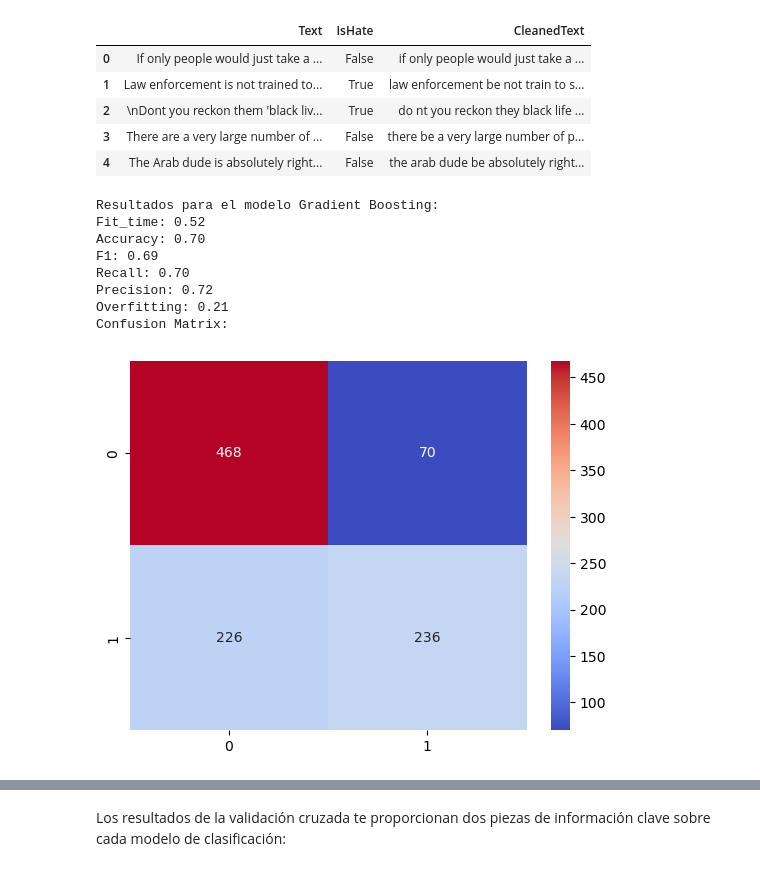
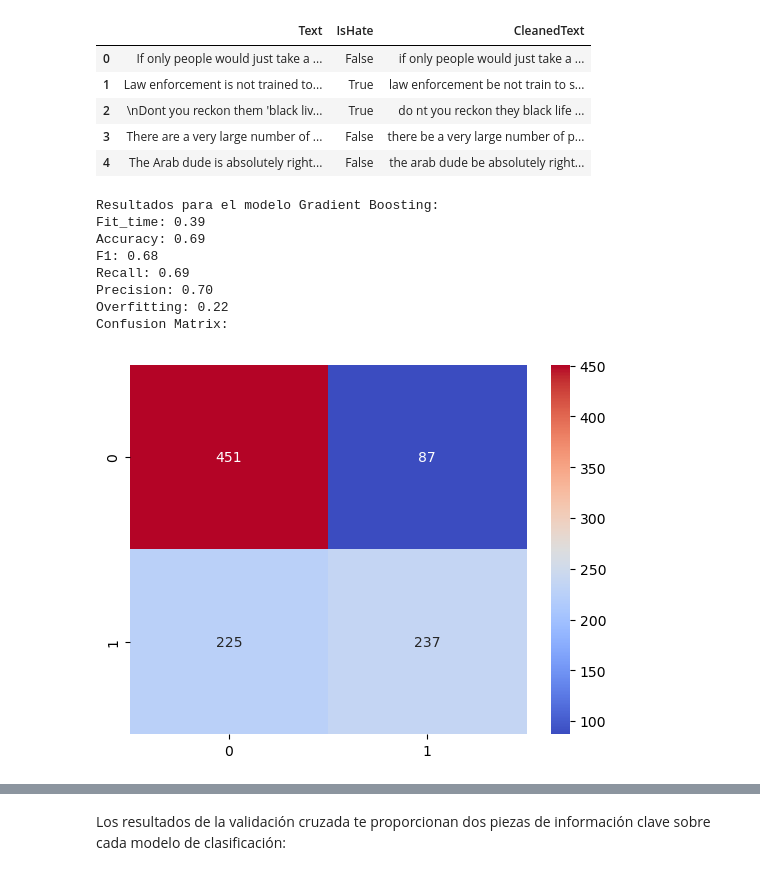
Before and after one commit to FernanMoreno/Proyecto_NLP_Grupo_3, a Jupyter notebook: backend/Notebooks/Modelos.ipynb, the cells around one changed output, grey strips where cells are left out. Cells and saved outputs as stored; diff of their text form; code cells hidden in the pictures.

Commit message:
Fix: change pickle

```diff
--- a/backend/Notebooks/Modelos.ipynb
+++ b/backend/Notebooks/Modelos.ipynb
@@ -272,3 +272,5 @@ tfidf_vectors = tfidf_vectorizer.fit_transform(data_simplified['CleanedText'])
 print(tfidf_vectors.shape)
 # %% [output]
 (1000, 3617)
+# %%
+data_simplified.loc[:, 'CleanedText'] = data_simplified['CleanedText'].astype(str)
@@ -281,9 +297,17 @@ La vectorización con TF-IDF se ha completado y hemos dividido el conjunto de da
 save_pickle = False
 
 # Función para crear el pipeline
-def create_pipeline(model):
+"""def create_pipeline(model):
     # Crear el pipeline con el modelo
     pipeline = Pipeline(steps=[('model', model)])
+    return pipeline"""
+
+def create_pipeline(model):
+    # Crear el pipeline con el vectorizador TF-IDF seguido del modelo
+    pipeline = Pipeline(steps=[
+        ('tfidf', TfidfVectorizer()),  # Paso de vectorización
+        ('model', model)               # Paso del modelo
+    ])
     return pipeline
 # %%
 # Función para entrenar y evaluar el modelo
@@ -343,6 +376,7 @@ modelos = {
 # %%
 # Separar Variable Objetivo, target o variable dependiente de las variables independientes
-X = tfidf_vectors
+#X = tfidf_vectors
+X = data_simplified["Text"]
 
 y = data_simplified['IsHate'].astype(int)
 # %%
@@ -360,41 +394,41 @@ resultados_por_modelo = {}
 # %%
 from sklearn.pipeline import Pipeline
 from sklearn.metrics import (accuracy_score, classification_report, confusion_matrix,
                              f1_score, make_scorer, precision_score, recall_score,
                              roc_auc_score, roc_curve)
 from sklearn.model_selection import (StratifiedKFold, cross_val_predict, cross_validate,
                                      cross_val_score, train_test_split)
 
 # Resultados por modelo
 resultados_por_modelo = {}
 
 for model_name, model in modelos.items():
     # Entrenar y evaluar cada modelo
-    resultados = model_pred(model_name, model, tfidf_vectors, y, save_pickle)
+    resultados = model_pred(model_name, model, X, y, save_pickle)
     resultados_por_modelo[model_name] = resultados
 
 # Iterar sobre cada modelo y sus resultados
 for model_name, resultados in resultados_por_modelo.items():
     print(f"Resultados para el modelo {model_name}:")
 
     # Imprimir las métricas del modelo
     for metrica, valor in resultados.items():
         if metrica in ['fit_time', 'accuracy', 'f1', 'recall', 'precision', 'overfitting']:
             print(f"{metrica.capitalize()}: {valor:.2f}")
         if metrica == 'cm':
             print("Confusion Matrix:")
             sns.heatmap(resultados['cm'], annot=True, fmt="g", cmap='coolwarm')
             plt.show()
 # %% [output]
 Resultados para el modelo Gradient Boosting:
-Fit_time: 0.52
-Accuracy: 0.70
-F1: 0.69
-Recall: 0.70
-Precision: 0.72
-Overfitting: 0.21
+Fit_time: 0.39
+Accuracy: 0.69
+F1: 0.68
+Recall: 0.69
+Precision: 0.70
+Overfitting: 0.22
 Confusion Matrix:
-[figure, old version]
+[figure, new version]
 # %%
 # Flag que indica, cuando es True, que es la última vez que se entrena al modelo definitivo y se puede guardar
 save_pickle = True
```
Also changed, not shown: parts of 4 cells of this notebook, 2 other files.
